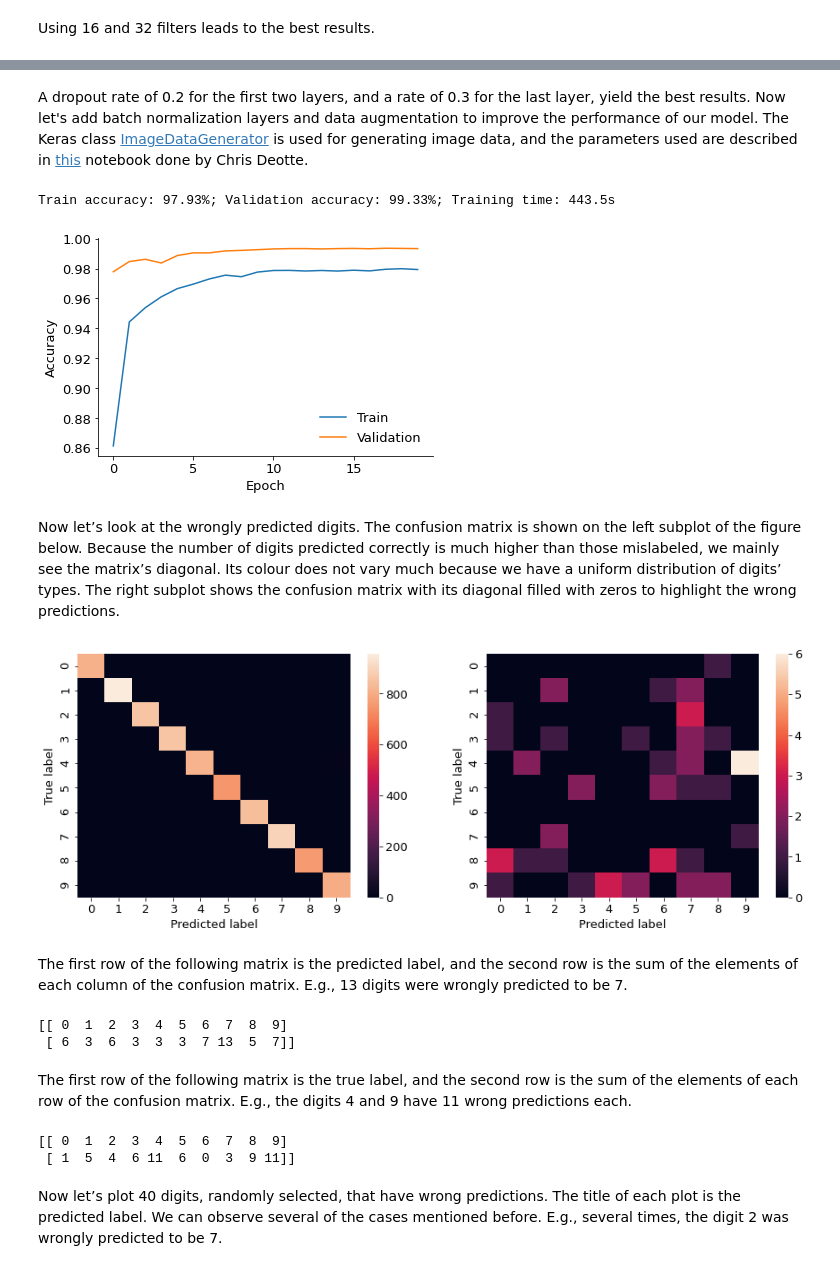
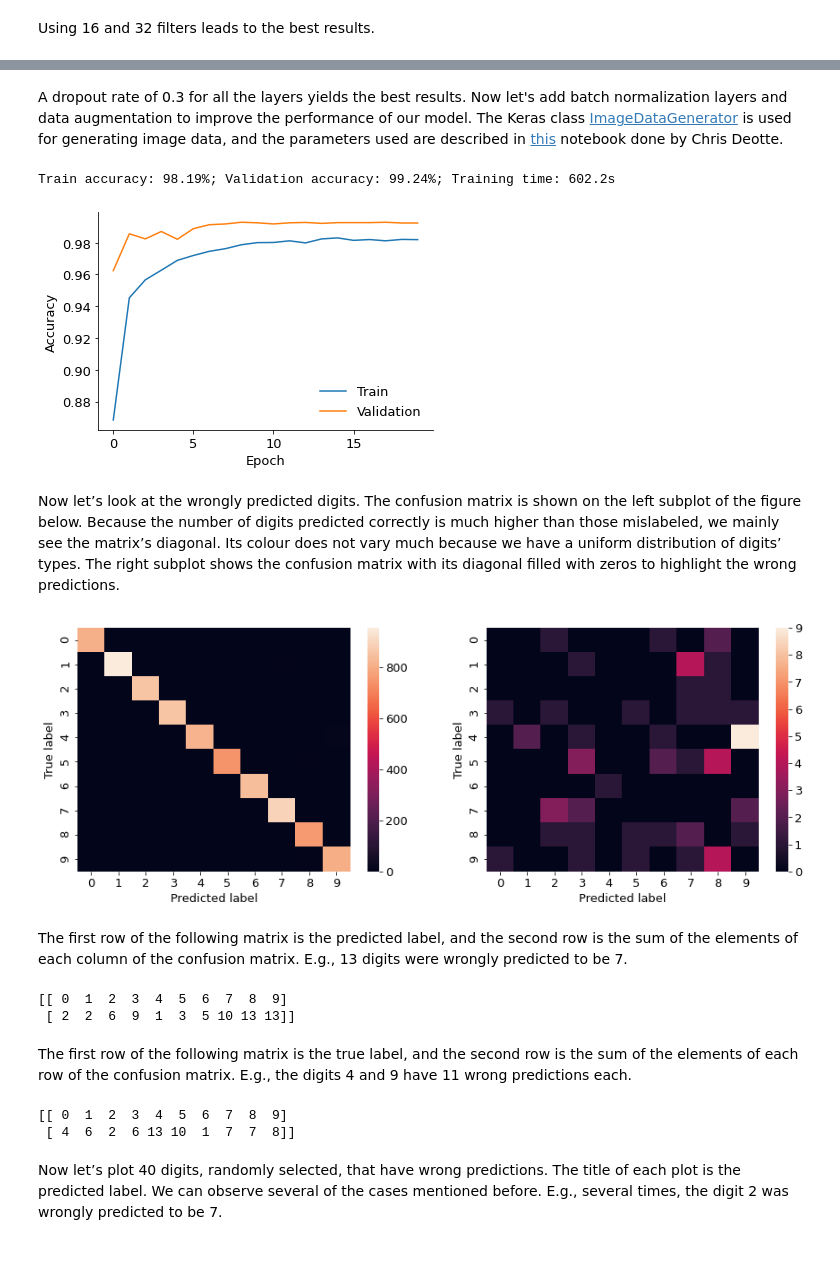
Before and after one commit to sgneves/competitions, a Jupyter notebook: Digit_recognizer/Digit_recognizer.ipynb, the cells around one changed output, grey strips where cells are left out. Saved outputs shown, nothing was run; the diff lists cells and outputs as text; code cells hidden in the pictures.

```diff
--- a/Digit_recognizer/Digit_recognizer.ipynb
+++ b/Digit_recognizer/Digit_recognizer.ipynb
@@ -593,43 +608,45 @@ Train accuracy: 98.66%; Validation accuracy: 99.04%; Training time: 206.7s
 # %% [markdown]
-A dropout rate of 0.2 for the first two layers, and a rate of 0.3 for the last layer, yield the best results. Now let's add batch normalization layers and data augmentation to improve the performance of our model. The Keras class [ImageDataGenerator](https://www.tensorflow.org/api_docs/python/tf/keras/preprocessing/image/ImageDataGenerator) is used for generating image data, and the parameters used are described in [this](https://www.kaggle.com/cdeotte/25-million-images-0-99757-mnist) notebook done by Chris Deotte.
+A dropout rate of 0.3 for all the layers yields the best results. Now let's add batch normalization layers and data augmentation to improve the performance of our model. The Keras class [ImageDataGenerator](https://www.tensorflow.org/api_docs/python/tf/keras/preprocessing/image/ImageDataGenerator) is used for generating image data, and the parameters used are described in [this](https://www.kaggle.com/cdeotte/25-million-images-0-99757-mnist) notebook done by Chris Deotte.
 # %%
 # Create the model
 model = keras.Sequential()
-model.add(Conv2D(filters=16, kernel_size=3, padding='same', activation='relu', input_shape=(n_px,n_px,1)))
+model.add(Conv2D(filters=16, kernel_size=5, padding='same', activation='relu', input_shape=(n_px,n_px,1)))
 model.add(BatchNormalization())
 model.add(MaxPool2D())
-model.add(Dropout(0.2))
-model.add(Conv2D(filters=32, kernel_size=3, padding='same', activation='relu'))
+model.add(Dropout(0.3))
+model.add(Conv2D(filters=32, kernel_size=5, padding='same', activation='relu'))
 model.add(BatchNormalization())
 model.add(MaxPool2D())
-model.add(Dropout(0.2))
+model.add(Dropout(0.3))
 model.add(Flatten())
-model.add(Dense(256, activation='relu'))
+model.add(Dense(512, activation='relu'))
 model.add(BatchNormalization())
 model.add(Dropout(0.3))
 model.add(Dense(10, activation='softmax'))
 
 model.compile(keras.optimizers.Adam(0.001), 'categorical_crossentropy', ['accuracy'])
 
 # Create image data generator
 datagen = ImageDataGenerator(rotation_range=10, zoom_range=0.1, width_shift_range=0.1, height_shift_range=0.1)
 
 # Fit the model using the optimised hyperparameters
 train_accuracy, val_accuracy, _ = fit_keras_model(model, X_train_r, Y_train_oh, datagen, X_val_r, Y_val_oh, 32, 20,
                                                   schedulers[1])
 
 plt.plot(train_accuracy)
 plt.plot(val_accuracy)
 plt.xlabel('Epoch')
 plt.ylabel('Accuracy')
 plt.legend(['Train', 'Validation'], frameon=False)
 set_spines()
 # %% [output]
-Train accuracy: 97.93%; Validation accuracy: 99.33%; Training time: 443.5s
+Train accuracy: 98.19%; Validation accuracy: 99.24%; Training time: 602.2s
-[figure, old version]
+[figure, new version]
 # %% [markdown]
 Now let’s look at the wrongly predicted digits. The confusion matrix is shown on the left subplot of the figure below. Because the number of digits predicted correctly is much higher than those mislabeled, we mainly see the matrix’s diagonal. Its colour does not vary much because we have a uniform distribution of digits’ types. The right subplot shows the confusion matrix with its diagonal filled with zeros to highlight the wrong predictions.
 # %%
+predictions = model.predict(X_val_r).argmax(axis=1)
+
 cm = confusion_matrix(Y_val, predictions)
 
 fig = plt.figure(figsize=(15, 5))
@@ -645,21 +662,21 @@ sns.heatmap(cm)
 plt.xlabel("Predicted label")
 plt.ylabel("True label");
 # %% [output]
-[figure, old version]
+[figure, new version]
 # %% [markdown]
 The first row of the following matrix is the predicted label, and the second row is the sum of the elements of each column of the confusion matrix. E.g., 13 digits were wrongly predicted to be 7.
 # %%
 print(np.vstack((np.arange(10),cm.sum(axis=0))))
 # %% [output]
 [[ 0  1  2  3  4  5  6  7  8  9]
- [ 6  3  6  3  3  3  7 13  5  7]]
+ [ 2  2  6  9  1  3  5 10 13 13]]
 # %% [markdown]
 The first row of the following matrix is the true label, and the second row is the sum of the elements of each row of the confusion matrix. E.g., the digits 4 and 9 have 11 wrong predictions each.
 # %%
 print(np.vstack((np.arange(10),cm.sum(axis=1))))
 # %% [output]
 [[ 0  1  2  3  4  5  6  7  8  9]
- [ 1  5  4  6 11  6  0  3  9 11]]
+ [ 4  6  2  6 13 10  1  7  7  8]]
 # %% [markdown]
 Now let’s plot 40 digits, randomly selected, that have wrong predictions. The title of each plot is the predicted label. We can observe several of the cases mentioned before. E.g., several times, the digit 2 was wrongly predicted to be 7.
 # %%
```
Also changed, not shown: parts of 33 cells of this notebook.
